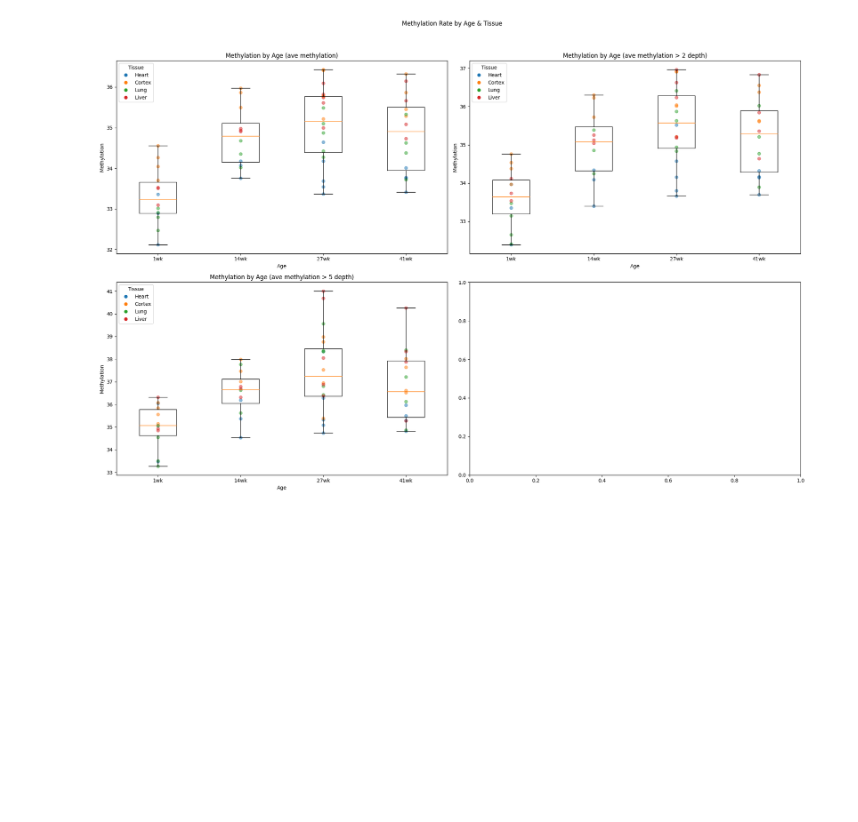
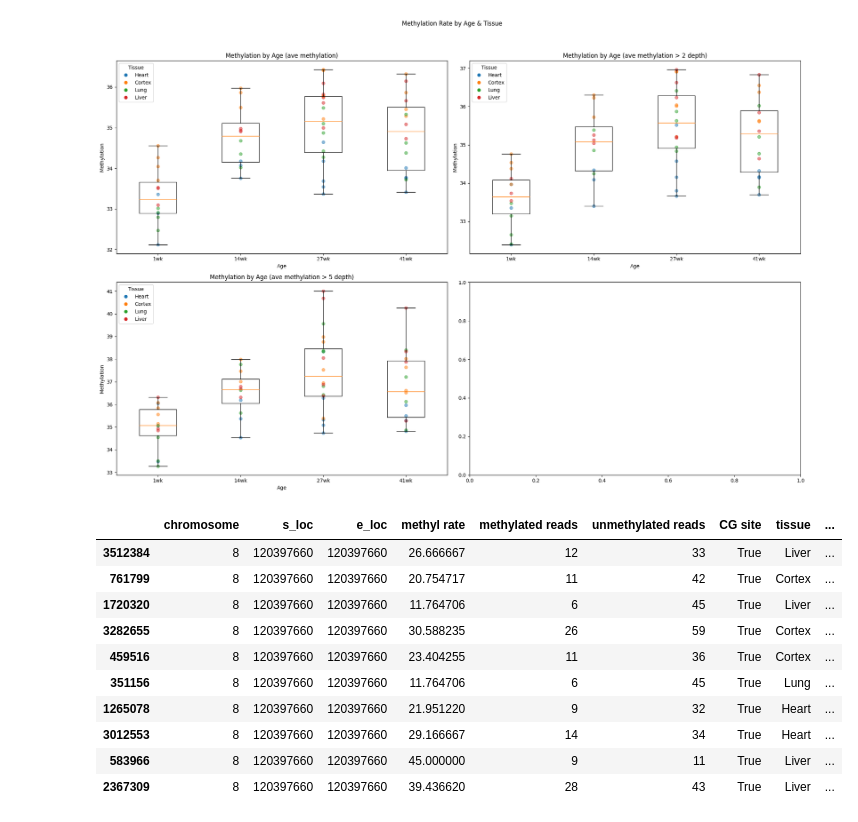
Before and after one commit to hunterDRuebsamen/Bioinformatic_Lab-1, a Jupyter notebook: methyl_analysis.ipynb, the cells around one changed output. Saved outputs shown, nothing was run; the diff lists cells and outputs as text; code cells hidden in the pictures; blank space fills up the shorter version.

```diff
--- a/methyl_analysis.ipynb
+++ b/methyl_analysis.ipynb
@@ -367,0 +384,47 @@ plt.show()
+# %%
+
+df_list = []
+tissue_list = []
+age_list = []
+
+# Function to parse tissue and age from the filename
+def parse_filename(filename):
+    # Split the filename by underscores and periods
+    parts = filename.split('_')
+
+    # The tissue is after the third underscore and stops at the period
+    tissue_part = parts[3]
+    tissue = tissue_part.split('.')[0]
+
+    # The age is the part that contains 'wk', directly convert it to an integer
+    age_part = parts[2]
+    age = int(age_part.replace('wk', ''))
+
+    # Return the tissue and age
+    return tissue, age
+
+for sample in sample_list:
+    temp_df = reader.build_df(f"{samples_directory}/{sample}")
+    temp_df = temp_df[temp_df["s_loc"] == 120397660]
+    df_list.append(temp_df)
+    tissue, age = parse_filename(sample)
+    tissue_list.append(tissue)
+    age_list.append(age)
+
+chr8_df = pd.concat(df_list)
+chr8_df["tissue"] = tissue_list
+chr8_df["age"] = age_list
+# %%
+chr8_df.head(10)
+# %% [output]
+|  | chromosome | s_loc | e_loc | methyl rate | methylated reads | unmethylated reads | CG site | tissue | ... |
+| 3512384 | 8 | 120397660 | 120397660 | 26.666667 | 12 | 33 | True | Liver | ... |
+| 761799 | 8 | 120397660 | 120397660 | 20.754717 | 11 | 42 | True | Cortex | ... |
+| 1720320 | 8 | 120397660 | 120397660 | 11.764706 | 6 | 45 | True | Liver | ... |
+| 3282655 | 8 | 120397660 | 120397660 | 30.588235 | 26 | 59 | True | Cortex | ... |
+| 459516 | 8 | 120397660 | 120397660 | 23.404255 | 11 | 36 | True | Cortex | ... |
+| 351156 | 8 | 120397660 | 120397660 | 11.764706 | 6 | 45 | True | Lung | ... |
+| 1265078 | 8 | 120397660 | 120397660 | 21.951220 | 9 | 32 | True | Heart | ... |
+| 3012553 | 8 | 120397660 | 120397660 | 29.166667 | 14 | 34 | True | Heart | ... |
+| 583966 | 8 | 120397660 | 120397660 | 45.000000 | 9 | 11 | True | Liver | ... |
+| 2367309 | 8 | 120397660 | 120397660 | 39.436620 | 28 | 43 | True | Liver | ... |
```
Also changed, not shown: parts of 3 cells of this notebook, 4 other files.
